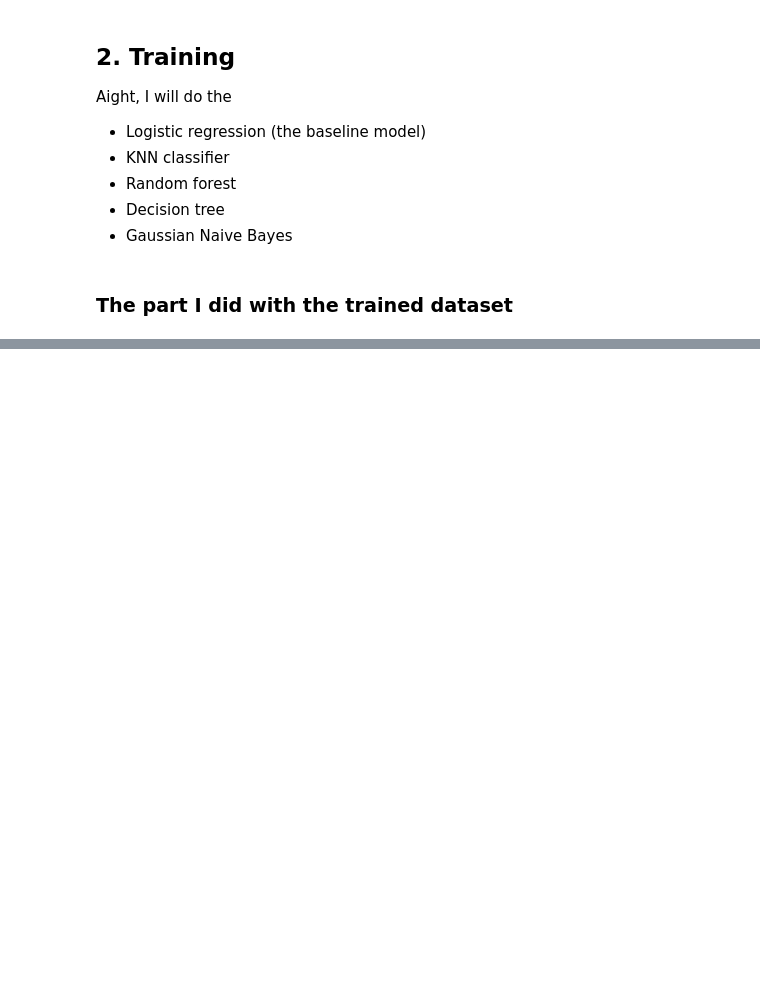
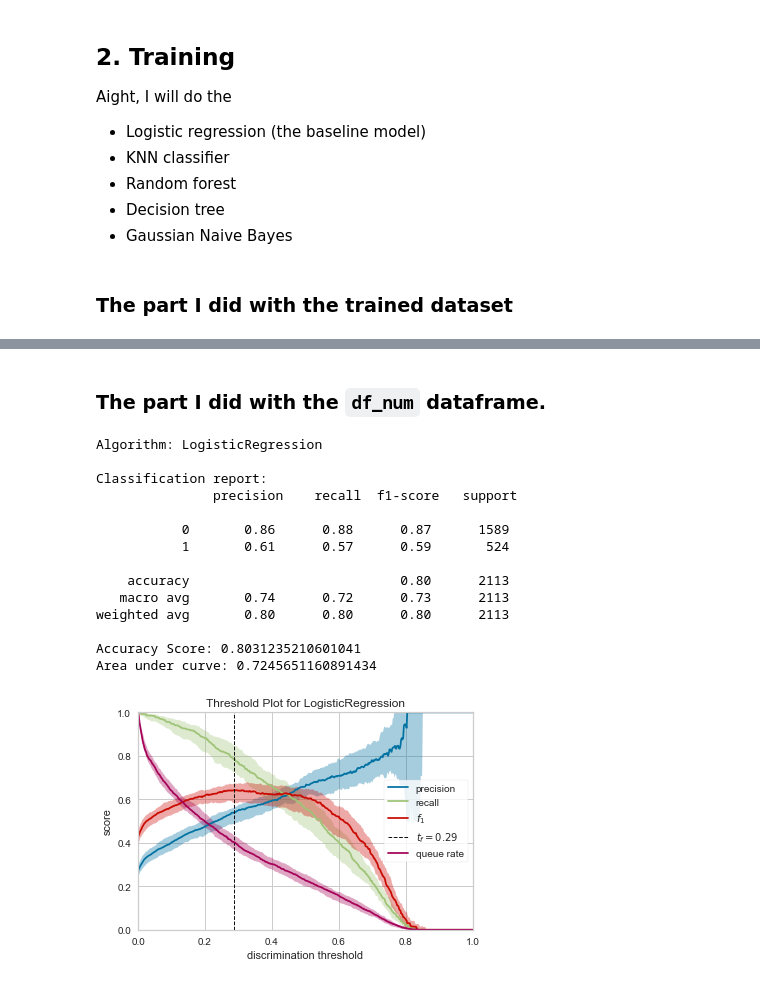
Before and after one commit to 2na3k/churn-analysis, a Jupyter notebook: churn-analysis.ipynb, the cells around one changed output, grey strips where cells are left out. Cells and saved outputs as stored; diff of their text form; code cells hidden in the pictures; blank space fills up the shorter version.

```diff
--- a/churn-analysis.ipynb
+++ b/churn-analysis.ipynb
@@ -476,0 +478,27 @@ Area under curve: 0.628912273790708
+# %% [markdown]
+### The part I did with the `df_num` dataframe.
+# %%
+#split the dataset for real
+train_feature_og = df_num[[i for i in df_num.columns if i not in target_col]]
+output_og = df_num[target_col]
+
+x_train_og, x_test_og, y_train_og, y_test_og = train_test_split(train_feature_og, output_og, test_size=0.3, random_state=111)
+# %%
+#logistic regression model
+churn_prediction(log_rg, x_train_og, x_test_og, y_train_og, y_test_og, "coefficients", threshold_plot=True)
+# %% [output]
+Algorithm: LogisticRegression
+
+Classification report:
+               precision    recall  f1-score   support
+
+           0       0.86      0.88      0.87      1589
+           1       0.61      0.57      0.59       524
+
+    accuracy                           0.80      2113
+   macro avg       0.74      0.72      0.73      2113
+weighted avg       0.80      0.80      0.80      2113
+
+Accuracy Score: 0.8031235210601041
+Area under curve: 0.7245651160891434
+[figure, added]
```
Also changed, not shown: parts of 7 cells of this notebook.
